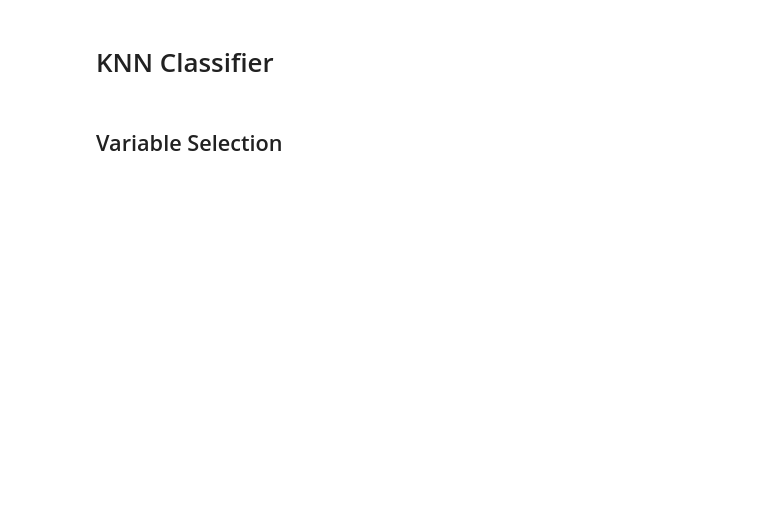
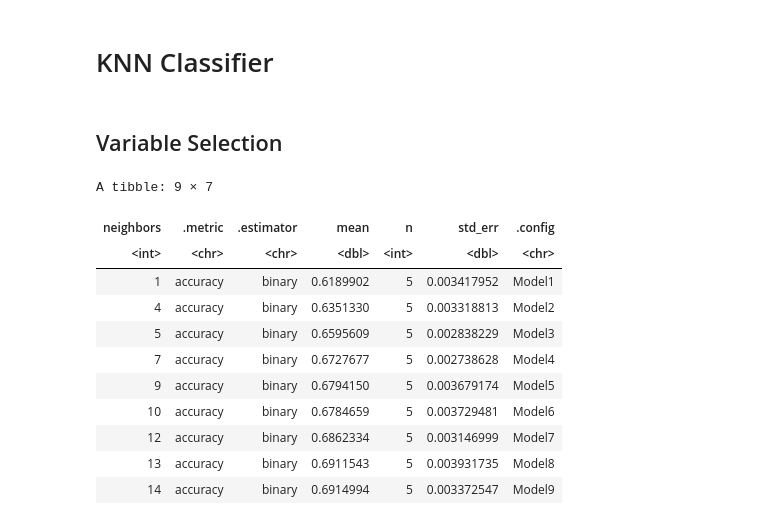
Before and after one commit to sleung124/DSCI100_group_proj, a Jupyter notebook: tennis_analysis.ipynb, the cells around one changed output. Cells and saved outputs as stored; diff of their text form; code cells hidden in the pictures; blank space fills up the shorter version.

```diff
--- a/tennis_analysis.ipynb
+++ b/tennis_analysis.ipynb
@@ -268,6 +232,38 @@ A tibble: 20 × 7
 # KNN Classifier
 # %% [markdown]
 ## Variable Selection
+# %%
+knn_spec <- nearest_neighbor(weight_func = 'rectangular', neighbors=tune()) %>%
+                set_engine('kknn') %>%
+                set_mode('classification')
+
+tennis_recipe <- recipe(as.formula('match_result ~ first_serve_points + first_serves_made'), data = tennis_train[,2:12]) %>%
+                        step_scale(all_predictors()) %>%
+                        step_center(all_predictors())
+
+tennis_vfold <- vfold_cv(tennis_train[,2:12], v = 5, strata = match_result)
+
+tennis_fit <- workflow() %>%
+             add_recipe(tennis_recipe) %>%
+             add_model(knn_spec) %>%
+             tune_grid(resamples=tennis_vfold, grid=10) %>%
+             collect_metrics() %>%
+             filter(.metric == "accuracy")
+
+tennis_fit
+# %% [output]
+A tibble: 9 × 7
+| neighbors | .metric | .estimator | mean | n | std_err | .config |
+| <int> | <chr> | <chr> | <dbl> | <int> | <dbl> | <chr> |
+| 1 | accuracy | binary | 0.6189902 | 5 | 0.003417952 | Model1 |
+| 4 | accuracy | binary | 0.6351330 | 5 | 0.003318813 | Model2 |
+| 5 | accuracy | binary | 0.6595609 | 5 | 0.002838229 | Model3 |
+| 7 | accuracy | binary | 0.6727677 | 5 | 0.002738628 | Model4 |
+| 9 | accuracy | binary | 0.6794150 | 5 | 0.003679174 | Model5 |
+| 10 | accuracy | binary | 0.6784659 | 5 | 0.003729481 | Model6 |
+| 12 | accuracy | binary | 0.6862334 | 5 | 0.003146999 | Model7 |
+| 13 | accuracy | binary | 0.6911543 | 5 | 0.003931735 | Model8 |
+| 14 | accuracy | binary | 0.6914994 | 5 | 0.003372547 | Model9 |
 # %%
 # column names
 names <- tennis_train[,2:11] %>% colnames()
```
Also changed, not shown: parts of 2 cells of this notebook.
